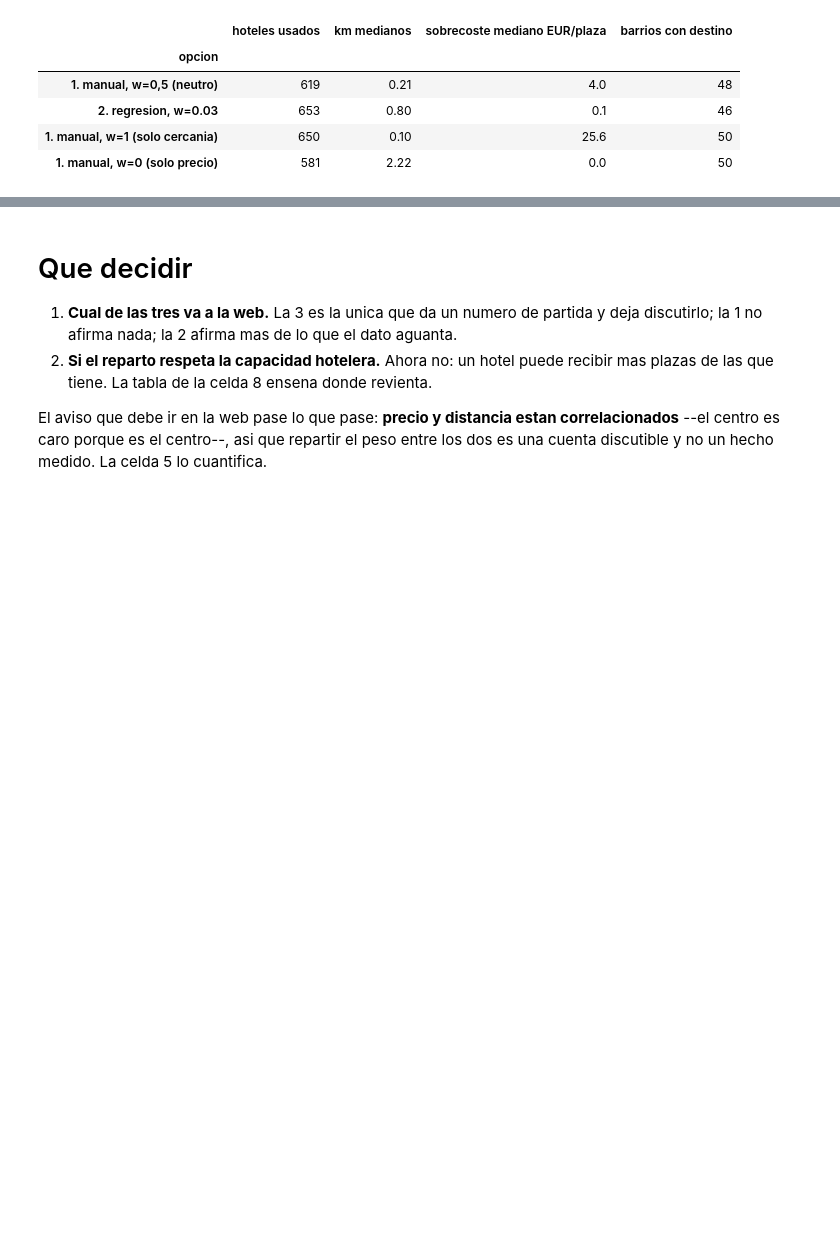
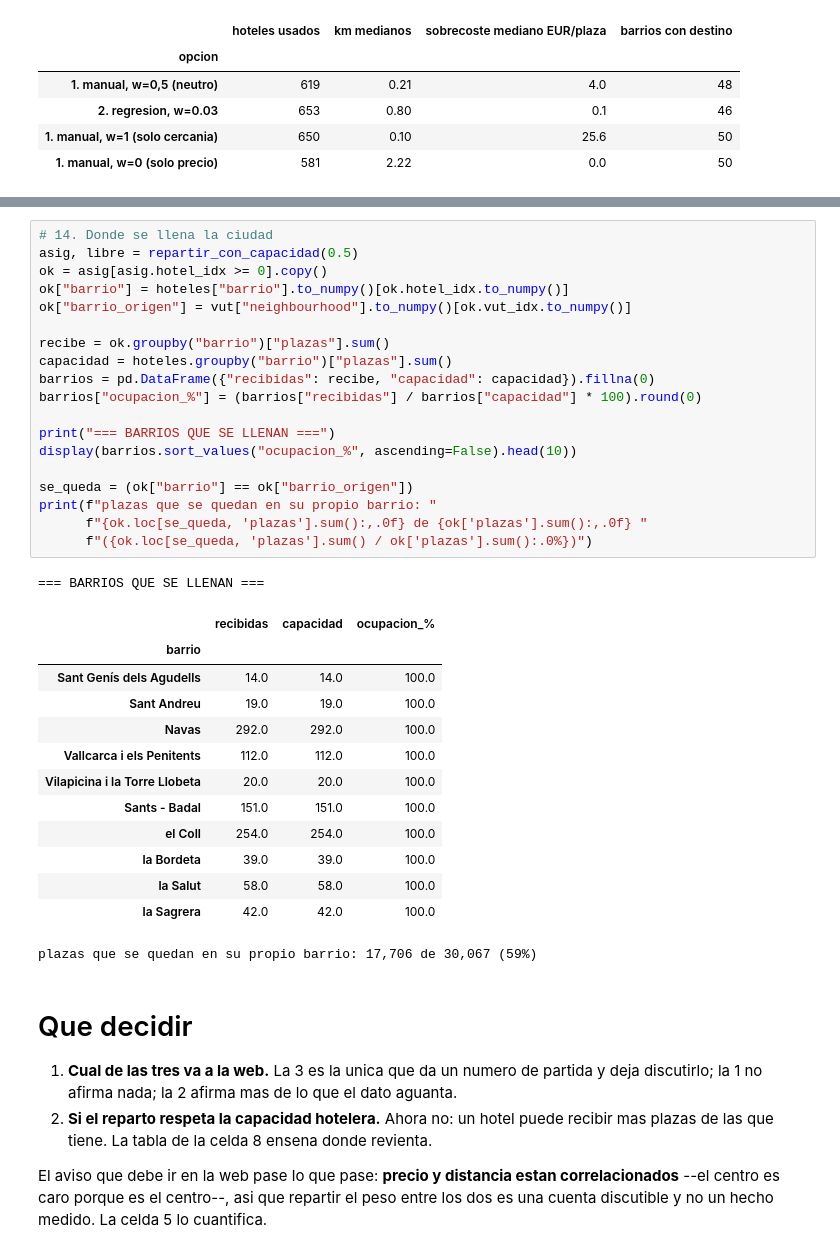
Before and after one commit to Ruthlessallen/Turismo-y-Barcelona, a Jupyter notebook: pipeline/notebooks/modelar_sustitucion.ipynb, the cells around one changed output, grey strips where cells are left out. Cells and saved outputs as stored; diff of their text form; blank space fills up the shorter version.

```diff
--- a/pipeline/notebooks/modelar_sustitucion.ipynb
+++ b/pipeline/notebooks/modelar_sustitucion.ipynb
@@ -361,3 +535,37 @@ display(pd.DataFrame(comparacion).set_index("opcion"))
+# %%
+# 14. Donde se llena la ciudad
+asig, libre = repartir_con_capacidad(0.5)
+ok = asig[asig.hotel_idx >= 0].copy()
+ok["barrio"] = hoteles["barrio"].to_numpy()[ok.hotel_idx.to_numpy()]
+ok["barrio_origen"] = vut["neighbourhood"].to_numpy()[ok.vut_idx.to_numpy()]
+
+recibe = ok.groupby("barrio")["plazas"].sum()
+capacidad = hoteles.groupby("barrio")["plazas"].sum()
+barrios = pd.DataFrame({"recibidas": recibe, "capacidad": capacidad}).fillna(0)
+barrios["ocupacion_%"] = (barrios["recibidas"] / barrios["capacidad"] * 100).round(0)
+
+print("=== BARRIOS QUE SE LLENAN ===")
+display(barrios.sort_values("ocupacion_%", ascending=False).head(10))
+
+se_queda = (ok["barrio"] == ok["barrio_origen"])
+print(f"plazas que se quedan en su propio barrio: "
+      f"{ok.loc[se_queda, 'plazas'].sum():,.0f} de {ok['plazas'].sum():,.0f} "
+      f"({ok.loc[se_queda, 'plazas'].sum() / ok['plazas'].sum():.0%})")
+# %% [output]
+=== BARRIOS QUE SE LLENAN ===
+|  | recibidas | capacidad | ocupacion_% |
+| barrio |  |  |  |
+| Sant Genís dels Agudells | 14.0 | 14.0 | 100.0 |
+| Sant Andreu | 19.0 | 19.0 | 100.0 |
+| Navas | 292.0 | 292.0 | 100.0 |
+| Vallcarca i els Penitents | 112.0 | 112.0 | 100.0 |
+| Vilapicina i la Torre Llobeta | 20.0 | 20.0 | 100.0 |
+| Sants - Badal | 151.0 | 151.0 | 100.0 |
+| el Coll | 254.0 | 254.0 | 100.0 |
+| la Bordeta | 39.0 | 39.0 | 100.0 |
+| la Salut | 58.0 | 58.0 | 100.0 |
+| la Sagrera | 42.0 | 42.0 | 100.0 |
+plazas que se quedan en su propio barrio: 17,706 de 30,067 (59%)
 # %% [markdown]
 # Que decidir
 
```
Also changed, not shown: parts of 5 cells of this notebook.
